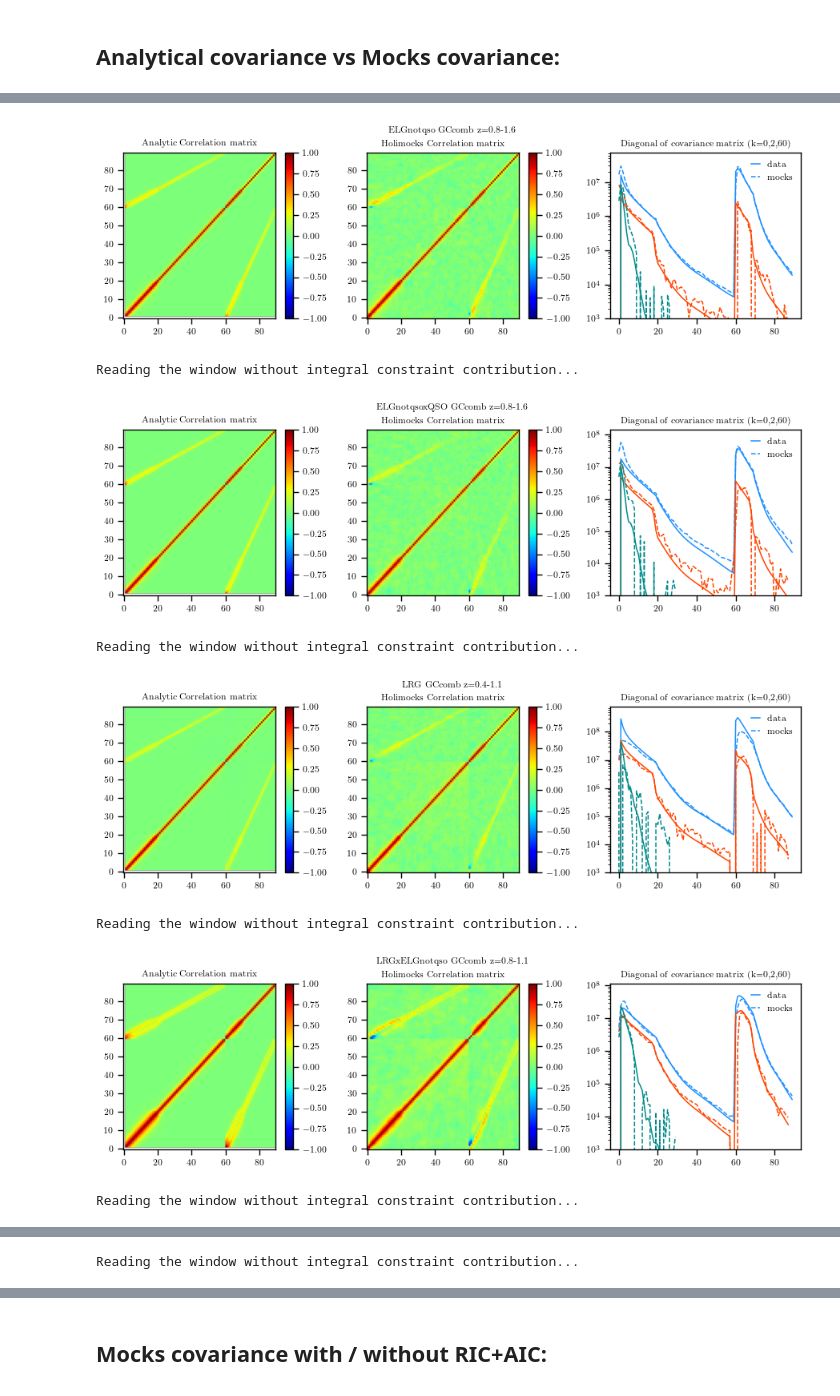
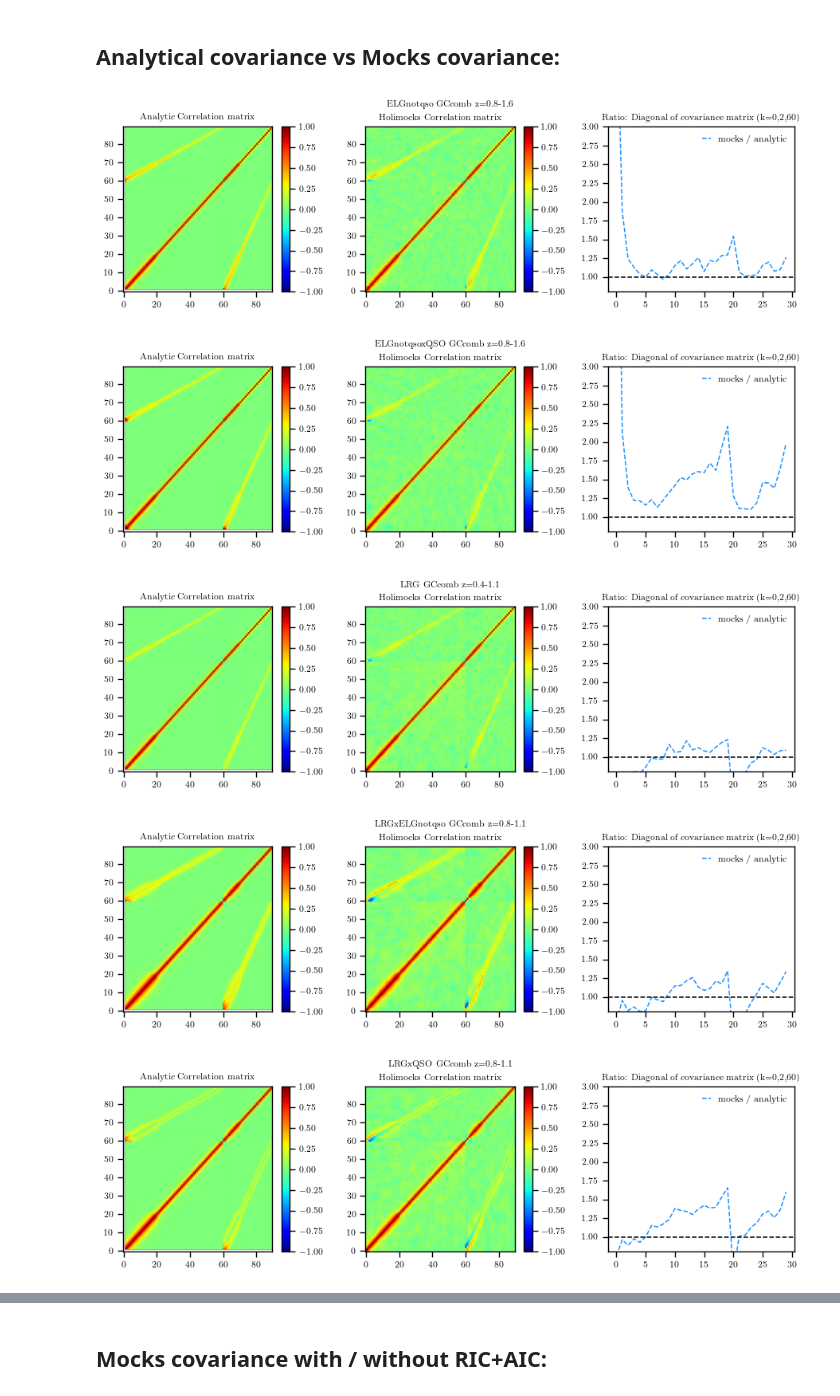
Before and after one commit to AlbertoRosado1/cai-dr2-clustering-products, a Jupyter notebook: local_png/check_mocks.ipynb, the cells around one changed output, grey strips where cells are left out. Drawn from its saved outputs; the diff is of its cells as text; code cells hidden in the pictures.

```diff
--- a/local_png/check_mocks.ipynb
+++ b/local_png/check_mocks.ipynb
@@ -334,43 +334,42 @@ with PdfPages(pdf_path) as pdf:
             pk_data, _, cov_data = rebin_data(pk_data, None, cov_data, tracer=tracer, kmin=1e-4, kmax=0.1)
 
             sel = (available['tracer'] == tracer) & (available['region'] == region) & (available['zrange'] == zrange) & (available['weight'] == 'default-fkp-oqe')
             fns = list(available[sel]['path'])
 
             pks = [rebin_data(lsstypes.read(fn), None, None, kmin=1e-4, kmax=0.1)[0] for fn in fns]
             cov = lsstypes.cov(pks)
 
             fig = plt.figure(figsize=(9, 3))
             plt.subplot(131)
             plt.imshow(cov_data.at.observable.get(tracers=tracers).corrcoef(), origin='lower', aspect='auto', vmin=-1, vmax=1)
             plt.colorbar()
             plt.title('Analytic Correlation matrix')
             plt.subplot(132)
             plt.imshow(cov.corrcoef(), origin='lower', aspect='auto', vmin=-1, vmax=1)
             plt.colorbar()
             plt.title('Holimocks Correlation matrix')
             plt.subplot(133)
-            for k in [0, 2, 60]:
-                line, = plt.plot(np.diag(cov_data.at.observable.get(tracers=tracers).value(), k=k), label='data' if k == 0 else None)
-                plt.plot(np.diag(cov.value(), k=k), c=line.get_color(), ls='--', label='mocks' if k == 0 else None)
-            plt.yscale('log')
-            plt.ylim([1e3, None])
+            for k in [0]:
+                cov_mocks = cov.at.observable.select(k=slice(0, None, 3)).value()
+                cov_ana = cov_data.at.observable.select(k=slice(0, None, 3)).at.observable.get(tracers=tracers).value()
+                plt.plot(np.diag(cov_mocks, k=k) / np.diag(cov_ana, k=k), ls='--', label='mocks / analytic' if k == 0 else None)
+            plt.axhline(1, ls='--', c='k')
+            plt.ylim([0.5, 3])
             plt.legend(loc='upper right')
-            plt.title('Diagonal of covariance matrix (k=0,2,60)')
-
-            # plt.subplot(144)
-            # for k in [0, 2, 4, 6, 60]:
-            #     line, = plt.plot((np.diag(cov.value(), k=k) - np.diag(cov_data.value(), k=k)) / np.diag(cov_data.value(), k=k))
-            # #plt.yscale('log')
-            # plt.ylim([-10, 10])
-            # plt.legend(loc='upper right')
+            plt.title('Ratio: Diagonal of covariance matrix (k=0,2,60)')
 
             plt.suptitle(f'{tracer} {region} z={zrange}',fontsize=8, y=0.92)
             plt.tight_layout()
             pdf.savefig(fig)
             plt.show()
 
         except Exception as e:
             print(f"Erreur pour {tracer}: {e}")
 
     print(f"Figure sauvegardée: {pdf_path.resolve()}")
 # %% [output]
+[figure, new version]
+[figure, new version]
+[figure, new version]
+[figure, new version]
+[figure, new version]
@@ -378,8 +377,0 @@ Reading the window without integral constraint contribution...
-[figure, old version]
-Reading the window without integral constraint contribution...
-[figure, old version]
-Reading the window without integral constraint contribution...
-[figure, old version]
-Reading the window without integral constraint contribution...
-[figure, old version]
-Reading the window without integral constraint contribution...
@@ -387 +377,0 @@ Reading the window without integral constraint contribution...
-Reading the window without integral constraint contribution...
```
Also changed, not shown: parts of 4 cells of this notebook, 5 other files.
